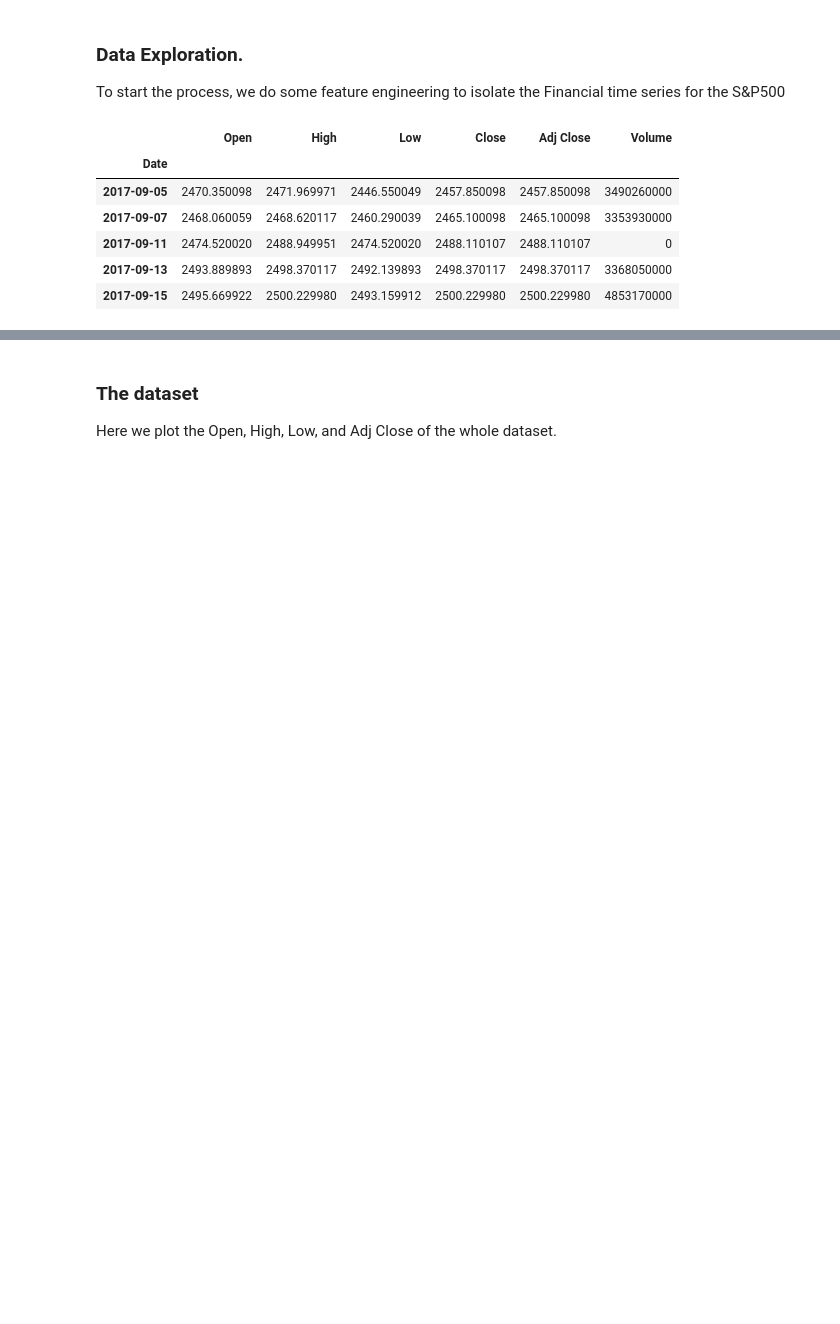
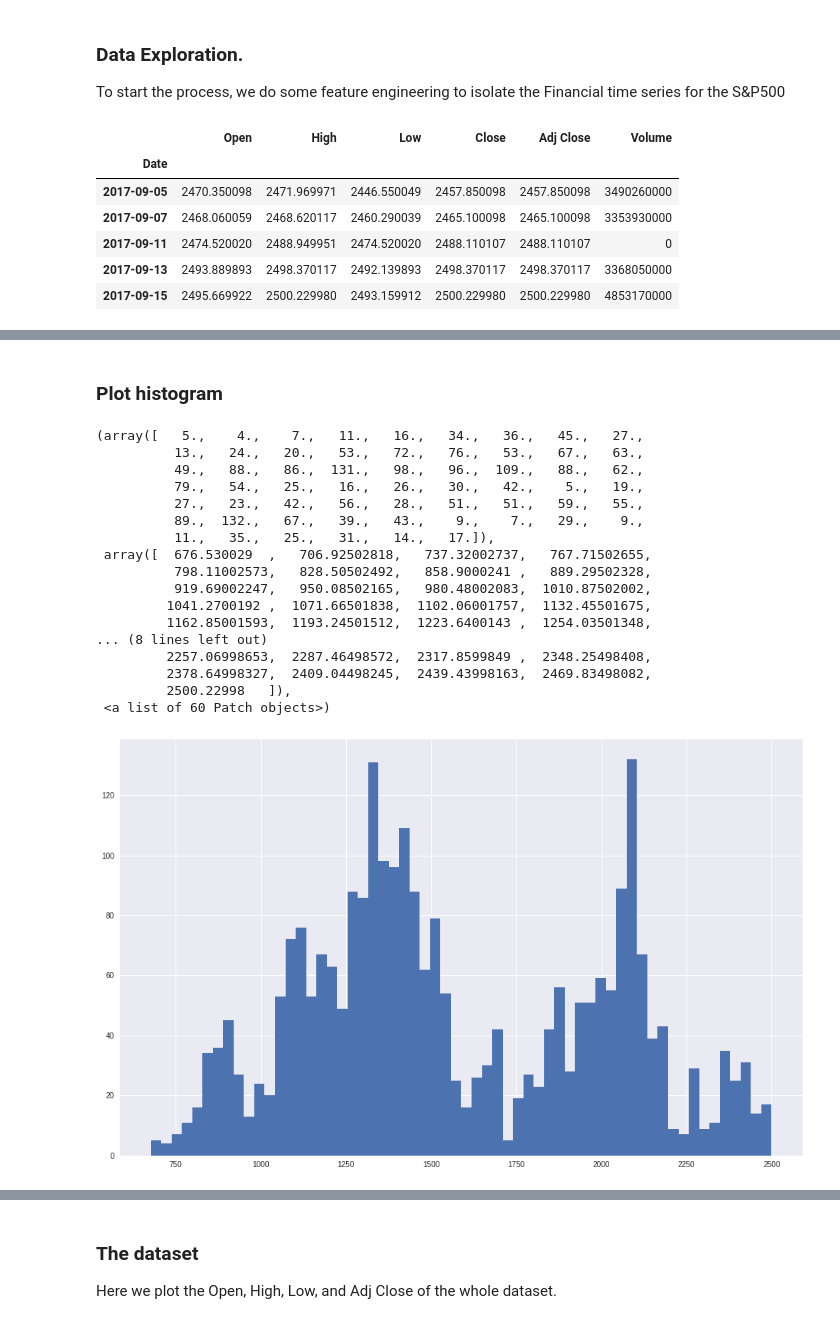
Before and after one commit to edantonio505/capstone_report, a Jupyter notebook: capstone_report.ipynb, the cells around one changed output, grey strips where cells are left out. Cells and saved outputs as stored; diff of their text form; code cells hidden in the pictures; blank space fills up the shorter version.

```diff
--- a/capstone_report.ipynb
+++ b/capstone_report.ipynb
@@ -101,0 +124,24 @@ time_series_df.tail()
+# %% [markdown]
+### Plot histogram
+# %%
+plt.figure(figsize=(16,10))
+plt.hist(time_series_df['Adj Close'], 60)
+# %% [output]
+(array([   5.,    4.,    7.,   11.,   16.,   34.,   36.,   45.,   27.,
+          13.,   24.,   20.,   53.,   72.,   76.,   53.,   67.,   63.,
+          49.,   88.,   86.,  131.,   98.,   96.,  109.,   88.,   62.,
+          79.,   54.,   25.,   16.,   26.,   30.,   42.,    5.,   19.,
+          27.,   23.,   42.,   56.,   28.,   51.,   51.,   59.,   55.,
+          89.,  132.,   67.,   39.,   43.,    9.,    7.,   29.,    9.,
+          11.,   35.,   25.,   31.,   14.,   17.]),
+ array([  676.530029  ,   706.92502818,   737.32002737,   767.71502655,
+          798.11002573,   828.50502492,   858.9000241 ,   889.29502328,
+          919.69002247,   950.08502165,   980.48002083,  1010.87502002,
+         1041.2700192 ,  1071.66501838,  1102.06001757,  1132.45501675,
+         1162.85001593,  1193.24501512,  1223.6400143 ,  1254.03501348,
+... (8 lines left out)
+         2257.06998653,  2287.46498572,  2317.8599849 ,  2348.25498408,
+         2378.64998327,  2409.04498245,  2439.43998163,  2469.83498082,
+         2500.22998   ]),
+ <a list of 60 Patch objects>)
+[figure, added]
```
Also changed, not shown: parts of 5 cells of this notebook.
